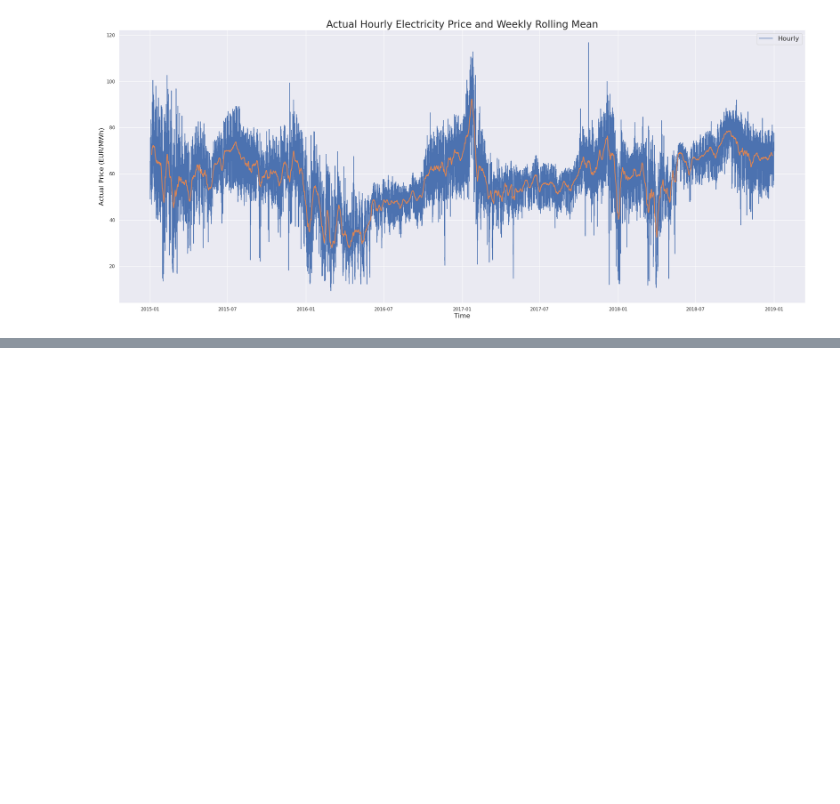
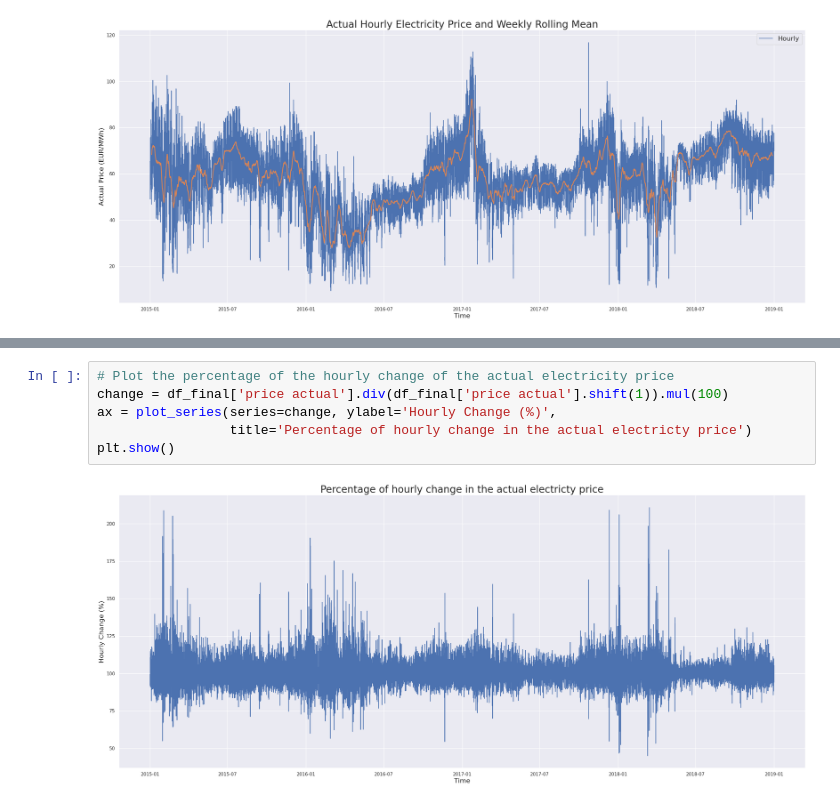
Before and after one commit to tdavies66/Electricity-Price-Forecasting-DNNs-EDA-Kaggle-, a Jupyter notebook: Notebooks/notebook1.ipynb, the cells around one changed output, grey strips where cells are left out. Cells and saved outputs as stored; diff of their text form; blank space fills up the shorter version.

```diff
--- a/Notebooks/notebook1.ipynb
+++ b/Notebooks/notebook1.ipynb
@@ -574,0 +595,8 @@ plt.show()
+# %%
+# Plot the percentage of the hourly change of the actual electricity price
+change = df_final['price actual'].div(df_final['price actual'].shift(1)).mul(100)
+ax = plot_series(series=change, ylabel='Hourly Change (%)',
+                 title='Percentage of hourly change in the actual electricty price')
+plt.show()
+# %% [output]
+[figure, added]
```
Also changed, not shown: parts of 3 cells of this notebook.
